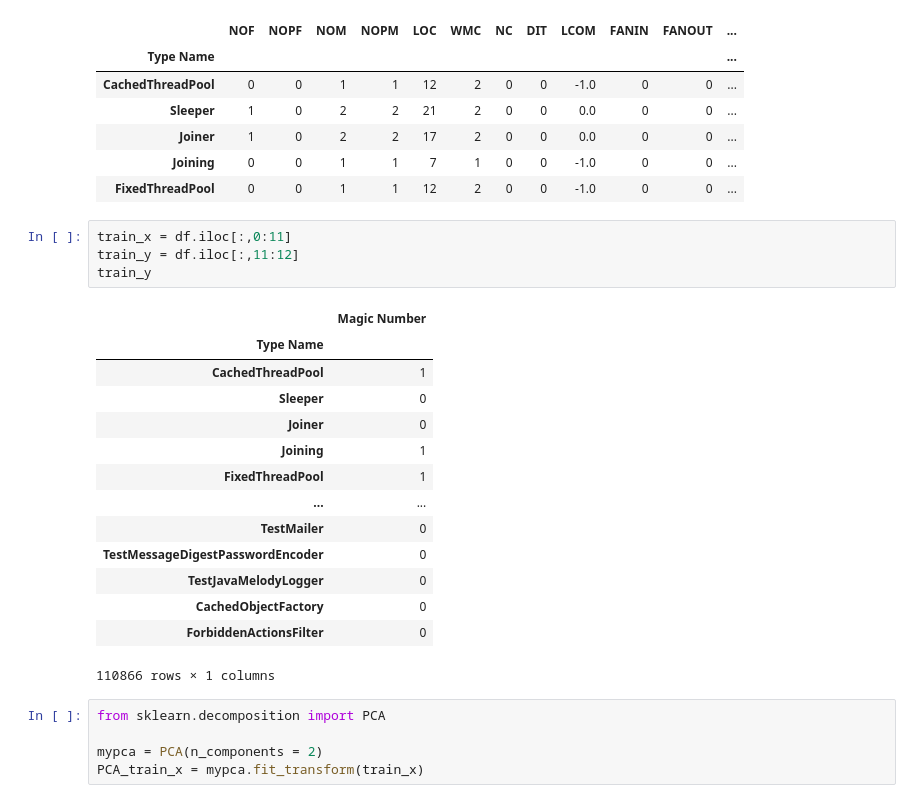
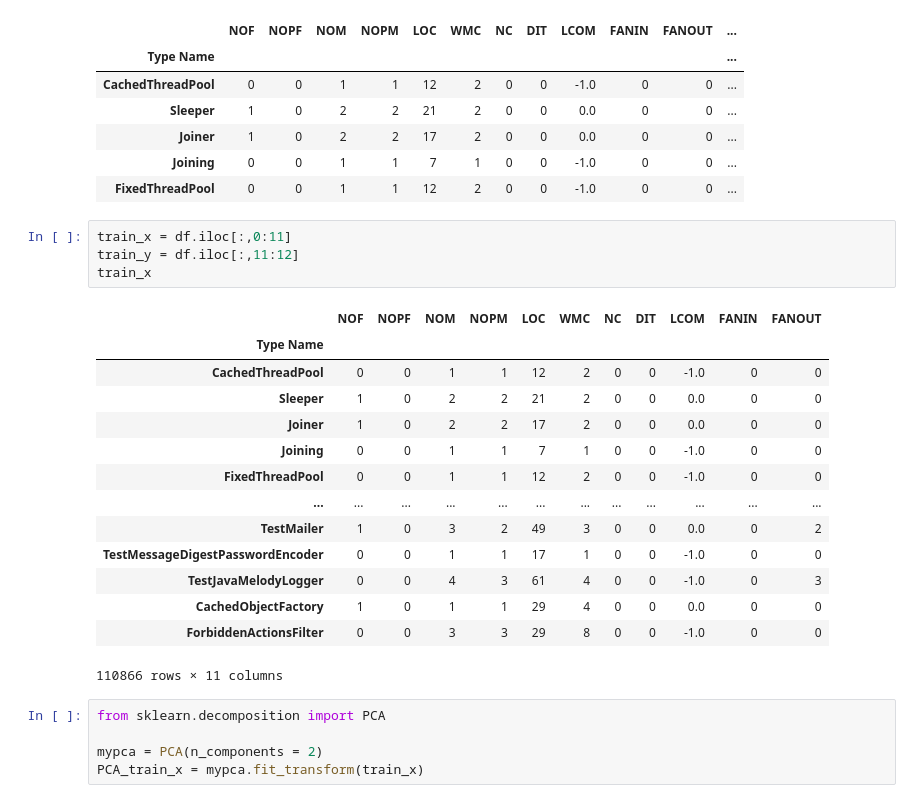
Before and after one commit to muyaho-universe/ipynbCodes, a Jupyter notebook: team_project.ipynb, the cells around one changed output. Saved outputs shown, nothing was run; the diff lists cells and outputs as text.

```diff
--- a/team_project.ipynb
+++ b/team_project.ipynb
@@ -26,22 +26,22 @@ df.head()
 # %%
 train_x = df.iloc[:,0:11]
 train_y = df.iloc[:,11:12]
-train_y
+train_x
 # %% [output]
-|  | Magic Number |
-| Type Name |  |
-| CachedThreadPool | 1 |
-| Sleeper | 0 |
-| Joiner | 0 |
-| Joining | 1 |
-| FixedThreadPool | 1 |
-| ... | ... |
-| TestMailer | 0 |
-| TestMessageDigestPasswordEncoder | 0 |
-| TestJavaMelodyLogger | 0 |
-| CachedObjectFactory | 0 |
-| ForbiddenActionsFilter | 0 |
+|  | NOF | NOPF | NOM | NOPM | LOC | WMC | NC | DIT | LCOM | FANIN | FANOUT |
+| Type Name |  |  |  |  |  |  |  |  |  |  |  |
+| CachedThreadPool | 0 | 0 | 1 | 1 | 12 | 2 | 0 | 0 | -1.0 | 0 | 0 |
+| Sleeper | 1 | 0 | 2 | 2 | 21 | 2 | 0 | 0 | 0.0 | 0 | 0 |
+| Joiner | 1 | 0 | 2 | 2 | 17 | 2 | 0 | 0 | 0.0 | 0 | 0 |
+| Joining | 0 | 0 | 1 | 1 | 7 | 1 | 0 | 0 | -1.0 | 0 | 0 |
+| FixedThreadPool | 0 | 0 | 1 | 1 | 12 | 2 | 0 | 0 | -1.0 | 0 | 0 |
+| ... | ... | ... | ... | ... | ... | ... | ... | ... | ... | ... | ... |
+| TestMailer | 1 | 0 | 3 | 2 | 49 | 3 | 0 | 0 | 0.0 | 0 | 2 |
+| TestMessageDigestPasswordEncoder | 0 | 0 | 1 | 1 | 17 | 1 | 0 | 0 | -1.0 | 0 | 0 |
+| TestJavaMelodyLogger | 0 | 0 | 4 | 3 | 61 | 4 | 0 | 0 | -1.0 | 0 | 3 |
+| CachedObjectFactory | 1 | 0 | 1 | 1 | 29 | 4 | 0 | 0 | 0.0 | 0 | 0 |
+| ForbiddenActionsFilter | 0 | 0 | 3 | 3 | 29 | 8 | 0 | 0 | -1.0 | 0 | 0 |
-110866 rows × 1 columns
+110866 rows × 11 columns
 # %%
 from sklearn.decomposition import PCA
 
```
Also changed, not shown: parts of 1 cell of this notebook.
